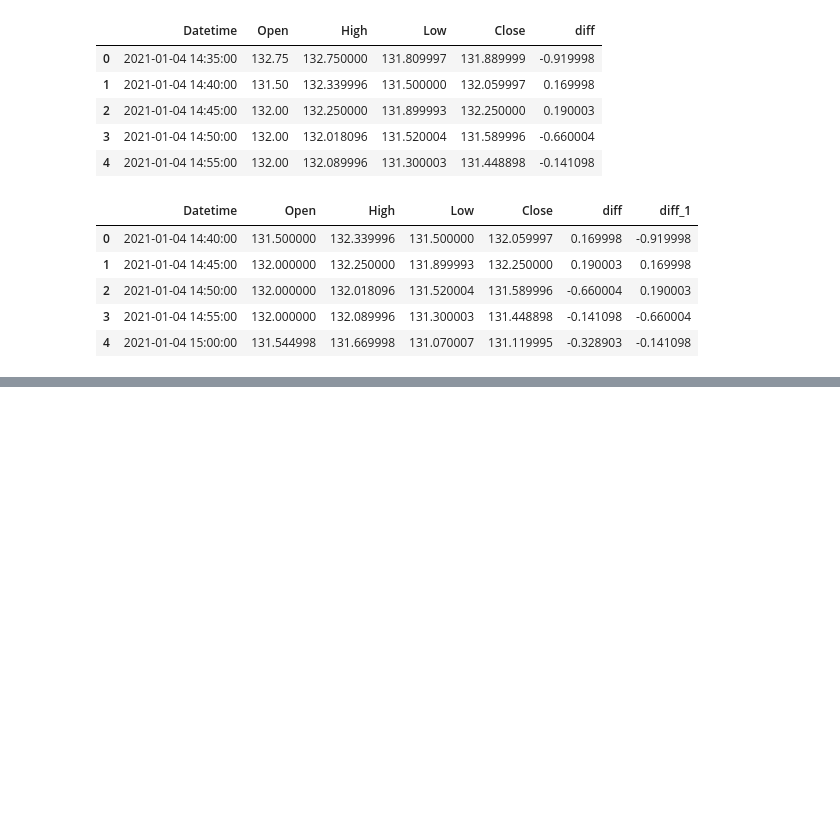
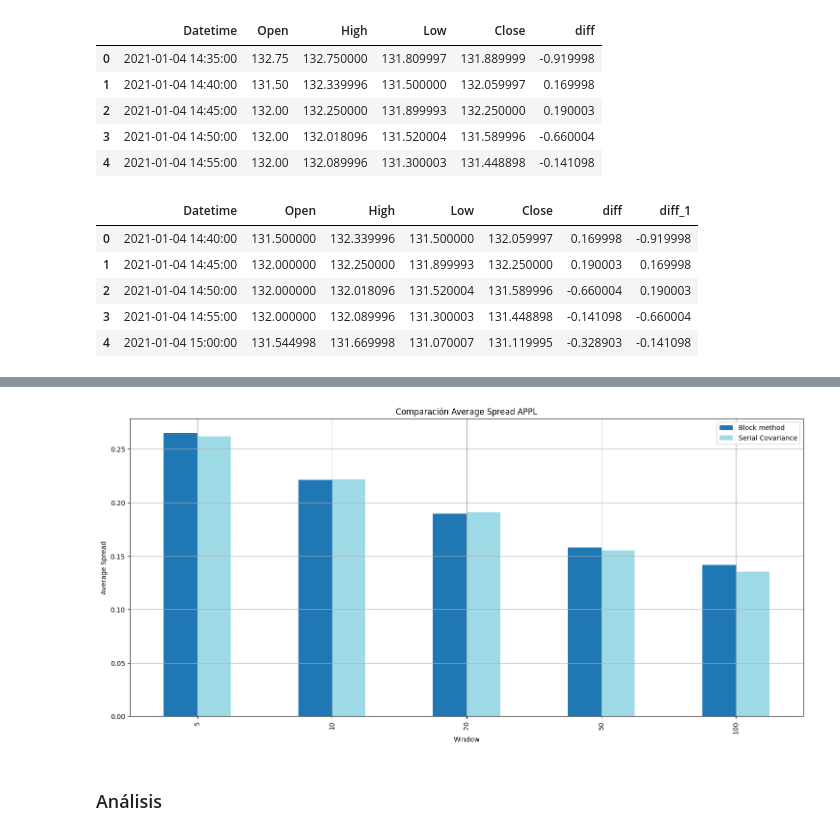
Before and after one commit to ppmelch/Trading, a Jupyter notebook: Tarea/T 1/T 1.ipynb, the cells around one changed output, grey strips where cells are left out. Cells and saved outputs as stored; diff of their text form; code cells hidden in the pictures; blank space fills up the shorter version.

```diff
--- a/Tarea/T 1/T 1.ipynb
+++ b/Tarea/T 1/T 1.ipynb
@@ -45,0 +40,17 @@ def grafica_spread_promedio(df):
+# %%
+def grafica_average(df):
+
+    Average = DataFrame.plot(
+        x='Window',
+        y=['Block method', 'Serial Covariance'],
+        kind='bar',
+        colormap='tab20',
+        figsize=(18, 8)
+    )
+
+    plt.title('Comparación Average Spread APPL')
+    plt.xlabel('Window')
+    plt.ylabel('Average Spread')
+    plt.legend()
+    plt.grid()
+    plt.show()
@@ -164,0 +209,6 @@ serial_covariance(df2, windows)
+# %%
+grafica_average(df)
+# %% [output]
+[figure, added]
+# %% [markdown]
+### Análisis
```
Also changed, not shown: parts of 15 cells of this notebook.
